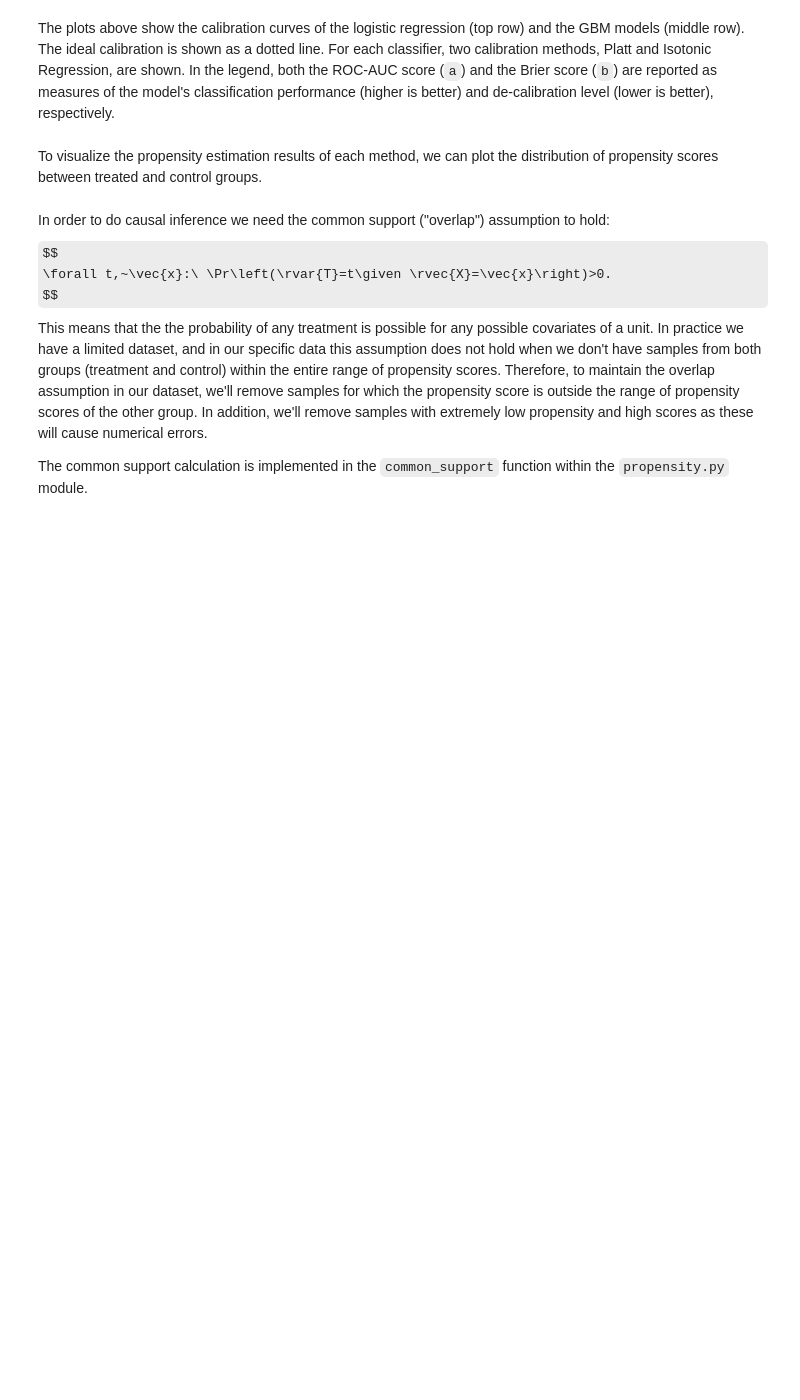
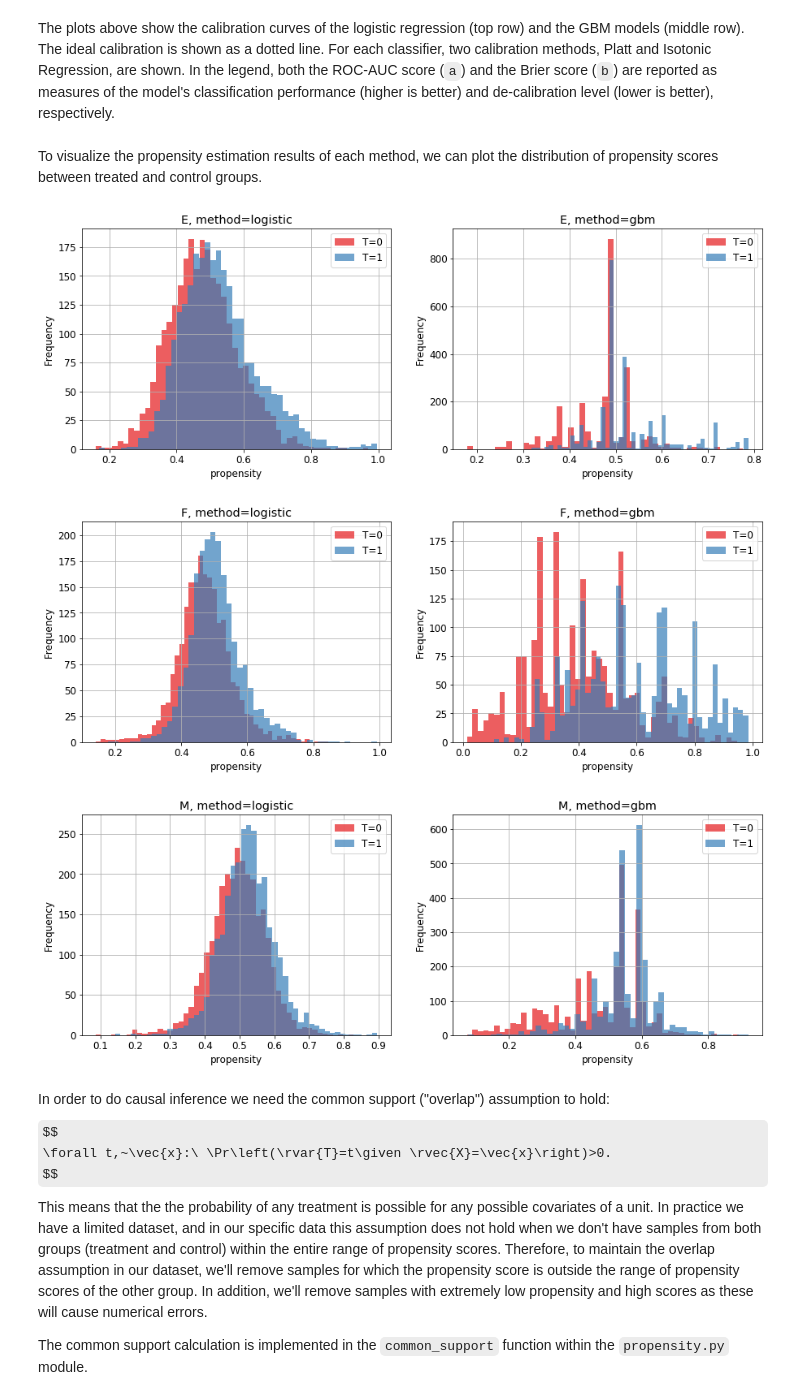
Before and after one commit to avivrosenberg/causal-inference-hw, a Jupyter notebook: proj/ci-proj.ipynb, the cells around one changed output. Cells and saved outputs as stored; diff of their text form; code cells hidden in the pictures; some formulas as TeX source; blank space fills up the shorter version.

```diff
--- a/proj/ci-proj.ipynb
+++ b/proj/ci-proj.ipynb
@@ -319,17 +259,22 @@ To visualize the propensity estimation results of each method, we can plot the d
 # %%
 for i, (dataset_name, df) in enumerate(datasets.items()):
     fig, ax = plt.subplots(nrows=1, ncols=len(rcv_config.keys()), figsize=(15, 5))
     # Create a temporaty dataframe
     df_tmp = df.copy()
 
     for j, method in enumerate(rcv_config.keys()):
         # Add propensity from current method to the temporary dataframe
-        df_tmp['propensity'] = df_propensity[(dataset_name, method)].values
+        # df_tmp['propensity'] = df_propensity[(dataset_name, method)].values
+        df_tmp['propensity'] = dataset_propensities[(dataset_name, method)]
         # Plot propensity scores conditioned on treatment
         groups = df_tmp.groupby('T')
         groups['propensity'].plot(kind='hist', sharex=True, alpha=0.7, bins=50, ax=ax[j])
         ax[j].set_title(f'{dataset_name}, method={method}')
         ax[j].set_xlabel('propensity'); ax[j].grid(True); ax[j].legend([f'T=0','T=1'])
+# %% [output]
+[figure, added]
+[figure, added]
+[figure, added]
 # %% [markdown]
 In order to do causal inference we need the common support ("overlap") assumption to hold:
 $$
```
Also changed, not shown: parts of 21 cells of this notebook.
